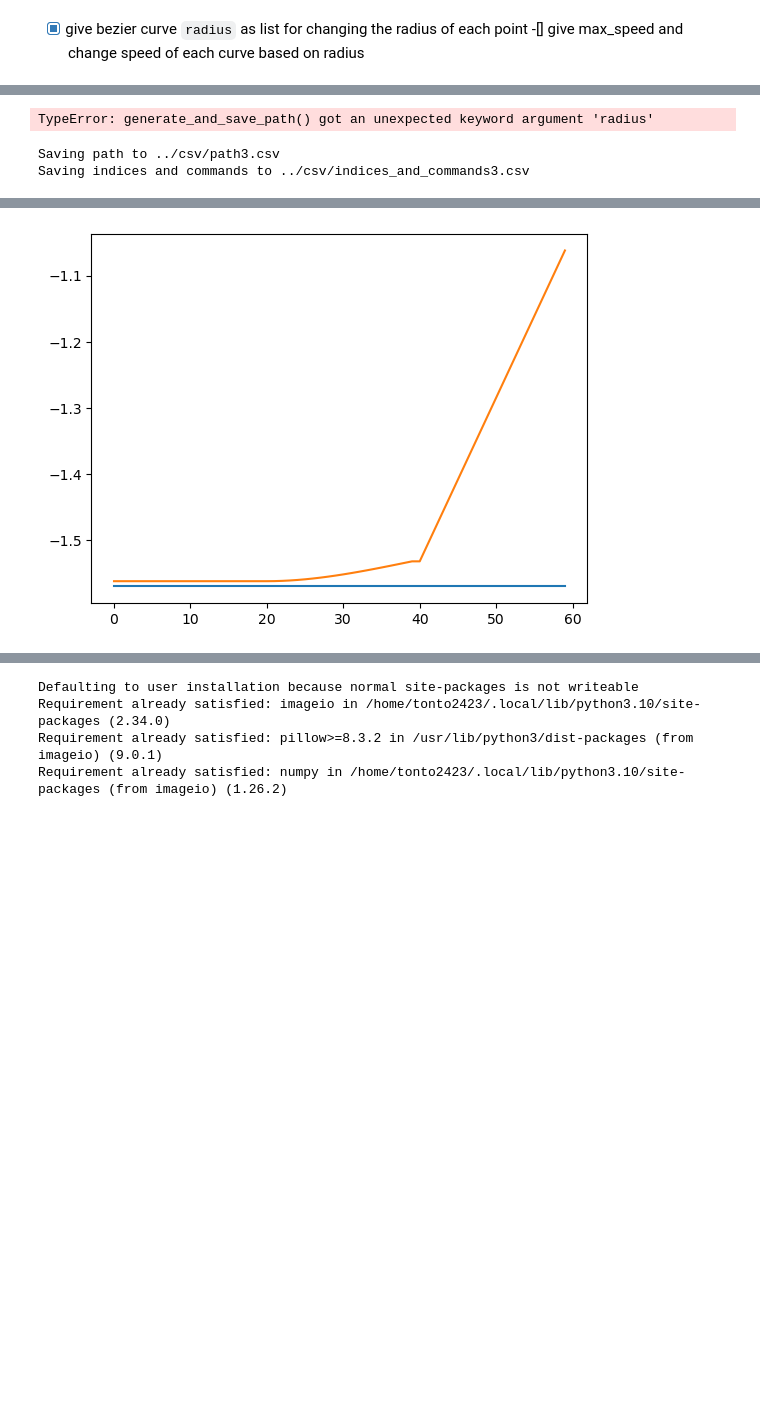
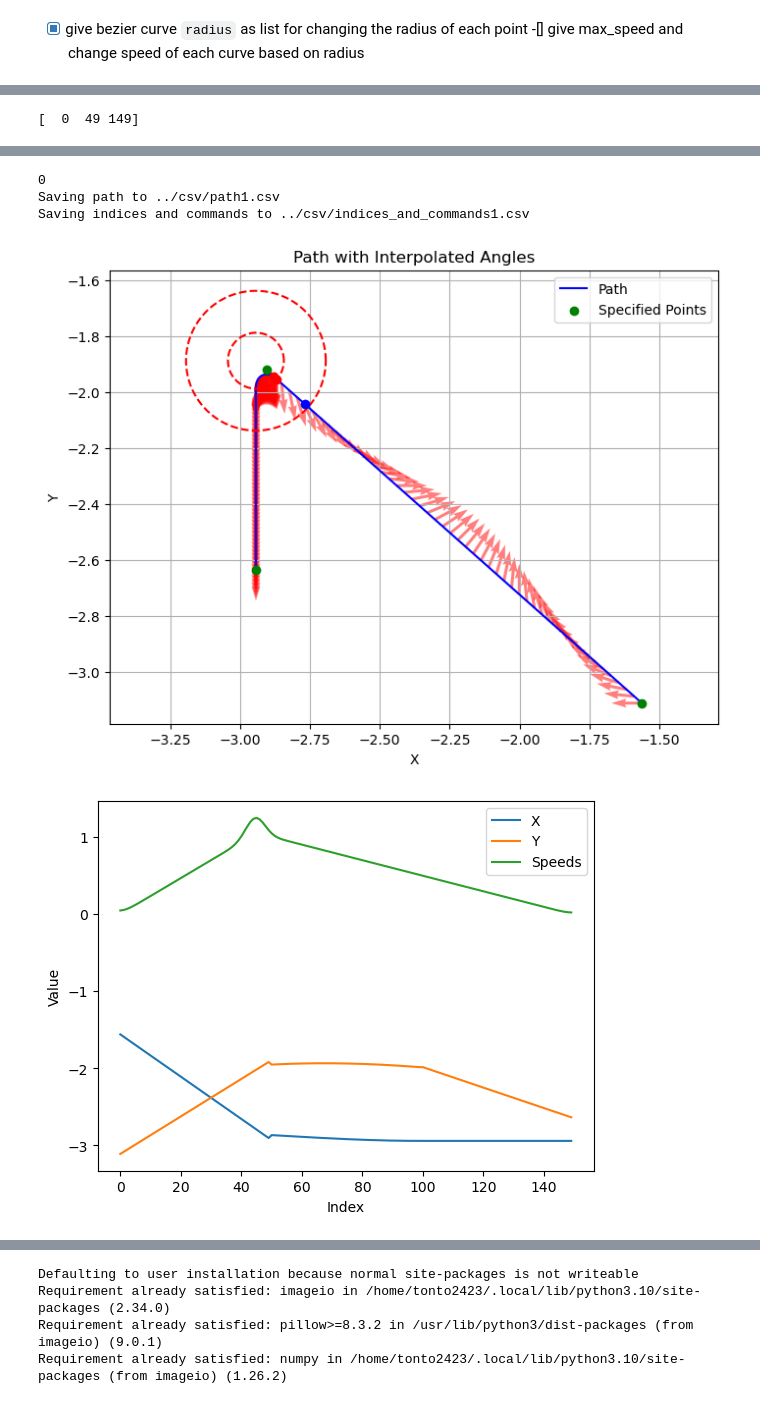
Before and after one commit to NeyagawaRobocons/chassis_haru_robo2024, a Jupyter notebook: pure_pursuit/pure_pursuit/pure_pursuit_test.ipynb, the cells around one changed output, grey strips where cells are left out. Cells and saved outputs as stored; diff of their text form; code cells hidden in the pictures; blank space fills up the shorter version.

Commit message:
update path data and pure pursuit

```diff
--- a/pure_pursuit/pure_pursuit/pure_pursuit_test.ipynb
+++ b/pure_pursuit/pure_pursuit/pure_pursuit_test.ipynb
@@ -412,8 +412,11 @@ def interpolate_speed(
     plt.figure(figsize=(8, 6))
 
     for i in range(len(indices) - 2):
-        before_curve_index = np.argmin(np.abs(np.linalg.norm(poses[i+1][:2] - path[:indices[i+1]], axis=1) - radiuses[i+1] * 2.0))
-        speeds[curve_end_index:before_curve_index] = np.array([max_speed for _ in range(before_curve_index - curve_end_index)])
+        before_curve_index = np.argmin(np.abs(np.linalg.norm(poses[i+1][:2] - path[:indices[i+1]], axis=1) - radiuses[i+1] * 2.5))
+        if i != 0:
+            speeds[curve_end_index:before_curve_index] = np.array([max_speed for _ in range(before_curve_index - curve_end_index)])
+        else:
+            speeds[curve_end_index:before_curve_index] = np.linspace(0, max_speed * speed_rates[i], num=before_curve_index - curve_end_index)
         curve_index = np.argmin(np.abs(np.linalg.norm(poses[i+1][:2] - path[:indices[i+1]], axis=1) - radiuses[i+1]))
         speeds[before_curve_index:curve_index] = np.linspace(max_speed, max_speed * speed_rates[i+1], num=curve_index - before_curve_index)
         speeds[curve_index:indices[i+1]] = np.array([max_speed * speed_rates[i+1] for _ in range(indices[i+1] - curve_index)])
@@ -436,14 +439,15 @@ def interpolate_speed(
 
     return speeds
 
-def generate_and_save_path(poses, max_speed, commands, path_number: int) -> None:
+def generate_and_save_path(poses, max_speed, commands, path_number: int, resolution: int) -> None:
     # description: generate path and save it to a file
     specified_points = np.array([[item[0], item[1]] for item in poses])
     specified_angles = np.array([item[2] for item in poses])
     radiuses = np.array([item[3] for item in poses])
     speed_rates = np.array([item[4] for item in poses])
-    path = generate_path(points=specified_points, radiuses=radiuses, resolution=20)
+    path = generate_path(points=specified_points, radiuses=radiuses, resolution=resolution)
     indices = extract_indices(path, specified_points)
+    print(indices)
     angles = generate_angles(path, indices, specified_angles)
 
     speeds = interpolate_speed(poses, path, radiuses, indices, max_speed, speed_rates)
@@ -452,7 +456,11 @@ def generate_and_save_path(poses, max_speed, commands, path_number: int) -> None
     print(len(speeds) - len(path))
     # save
     data_to_save = np.hstack((path, angles.reshape(-1, 1), speeds.reshape(-1, 1)))
-    indices_and_commands = np.hstack((indices.reshape(-1, 1), commands))
+    if len(commands) == len(poses):
+        indices_and_commands = np.hstack((indices.reshape(-1, 1), commands))
+    else:
+        print("size of commands is not equal to size of poses")
+        return
 
     path_file = f"../csv/path{path_number}.csv"
     indices_and_commands_file = f"../csv/indices_and_commands{path_number}.csv"
@@ -471,7 +479,7 @@ def generate_and_save_path(poses, max_speed, commands, path_number: int) -> None
     plt.scatter(path[indices, 0], path[indices, 1], color='g', zorder=5, label='Specified Points')
 
     for i in range(len(indices) - 2):
-        before_curve_index = np.argmin(np.abs(np.linalg.norm(poses[i+1][:2] - path[:indices[i+1]], axis=1) - radiuses[i+1] * 1.5))
+        before_curve_index = np.argmin(np.abs(np.linalg.norm(poses[i+1][:2] - path[:indices[i+1]], axis=1) - radiuses[i+1] * 2.5))
         curve_index = np.argmin(np.abs(np.linalg.norm(poses[i+1][:2] - path[:indices[i+1]], axis=1) - radiuses[i+1]))
         curve_end_index = np.argmin(np.abs(np.linalg.norm(poses[i+1][:2] - path[indices[i+1]:indices[i+2]], axis=1) - radiuses[i+1])) + indices[i+1]
 
@@ -482,8 +490,8 @@ def generate_and_save_path(poses, max_speed, commands, path_number: int) -> None
         circ_x = poses[i+1][0] + radiuses[i+1] * np.cos(np.linspace(0, 2 * np.pi, num=100))
         circ_y = poses[i+1][1] + radiuses[i+1] * np.sin(np.linspace(0, 2 * np.pi, num=100))
 
-        expanded_circ_x = poses[i+1][0] + radiuses[i+1] * np.cos(np.linspace(0, 2 * np.pi, num=100)) * 1.5
-        expanded_circ_y = poses[i+1][1] + radiuses[i+1] * np.sin(np.linspace(0, 2 * np.pi, num=100)) * 1.5
+        expanded_circ_x = poses[i+1][0] + radiuses[i+1] * np.cos(np.linspace(0, 2 * np.pi, num=100)) * 2.5
+        expanded_circ_y = poses[i+1][1] + radiuses[i+1] * np.sin(np.linspace(0, 2 * np.pi, num=100)) * 2.5
 
         plt.plot(circ_x, circ_y, 'r--')
         plt.plot(expanded_circ_x, expanded_circ_y, 'r--')
@@ -579,51 +758,21 @@ Saving indices and commands to ../csv/indices_and_commands2.csv
-# %%
-poses = np.array([
-    [2.943, -3.112 + 5.574, 0.0],
-    [2.943, -3.112 + 5.574 + 0.030, 0.0],
-    [1.562 + 1.481, -3.112 + 3.650, 0.0],
-    [1.562 + 1.481 - 1.286, -3.112 + 3.650, 0.0],
-    [1.562 + 1.481 - 1.286, -3.112 + 2.412, 0.0],
-    [1.562 + 1.481, -3.112 + 2.412, 0.0],
-    [1.562 + 1.481, -3.112 + 1.212, 0.0],
-    [1.562, -3.112 + 1.212, 0.0],
-    [1.562, -3.112, 0.0],
-])
-
-poses[:,3] = np.array([
-
-poses[:,0] = -poses[:,0]
-
-commands = np.array([ # daiza_state, hina_state, bonbori_state
-    [0, 13, False, False],
-    [0, 13, False, False],
-    [0, 0, False, False],
-    [0, 0, False, False],
-    [0, 0, False, False],
-    [0, 0, False, False],
-    [0, 0, False, False],
-    [0, 0, False, False],
-    [0, 14, False, False],
-])
-
-generate_and_save_path(poses, commands, radius=0.3, path_number=2)
-# %% [output]
-TypeError: generate_and_save_path() got an unexpected keyword argument 'radius'
 # %%
+max_speed = 2.0 # 速度[m/s]
 poses = np.array([
-    [1.562, -3.112, -1.57],
-    [1.562, -3.112 + 0.300, -1.57],
-    [1.562 - 0.500, -3.112 + 0.300, -1.57]
+    [1.562, -3.112, -1.57, 0.05, 0.5],
+    [2.943, -1.887, np.pi, 0.1, 0.5],
+    [2.943, -1.887, np.pi, 0.1, 0.5],
+    [2.943, -2.637, np.pi, 0.1, 0.5],
 ])
 
 poses[:,0] = -poses[:,0]
+poses[:,2] = -poses[:,2]
 
 commands = np.array([
     [1, 0, False],
-    [6, 0, False],
-    [0, 0, False]
+    [0, 0, False],
+    [0, 0, False],
 ])
 
-generate_and_save_path(poses, commands, radius=0.03, path_number=3)
+generate_and_save_path(poses, max_speed, commands, path_number=1, resolution=50)
 # %% [output]
-Saving path to ../csv/path3.csv
-Saving indices and commands to ../csv/indices_and_commands3.csv
+[  0  49 149]
@@ -631 +780,5 @@ Saving indices and commands to ../csv/indices_and_commands3.csv
+0
+Saving path to ../csv/path1.csv
+Saving indices and commands to ../csv/indices_and_commands1.csv
-[figure, old version]
+[figure, new version]
+[figure, added]
```
Also changed, not shown: parts of 10 cells of this notebook, 22 other files.
